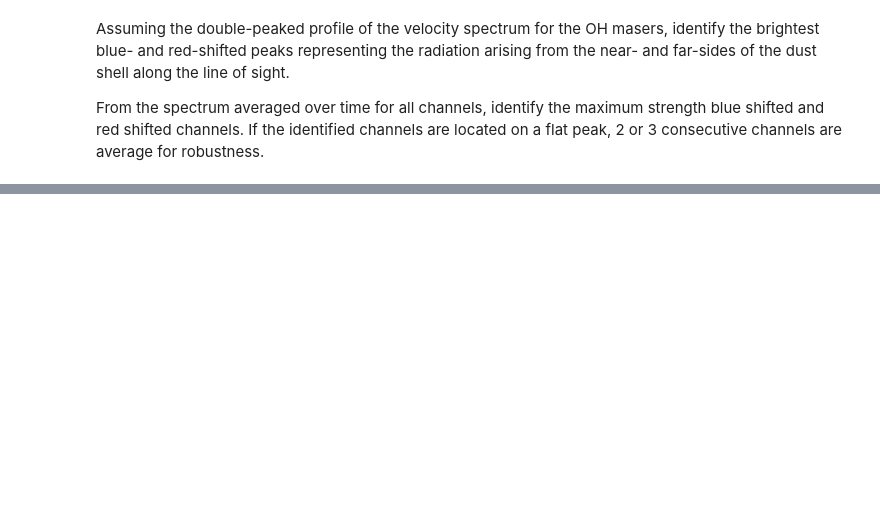
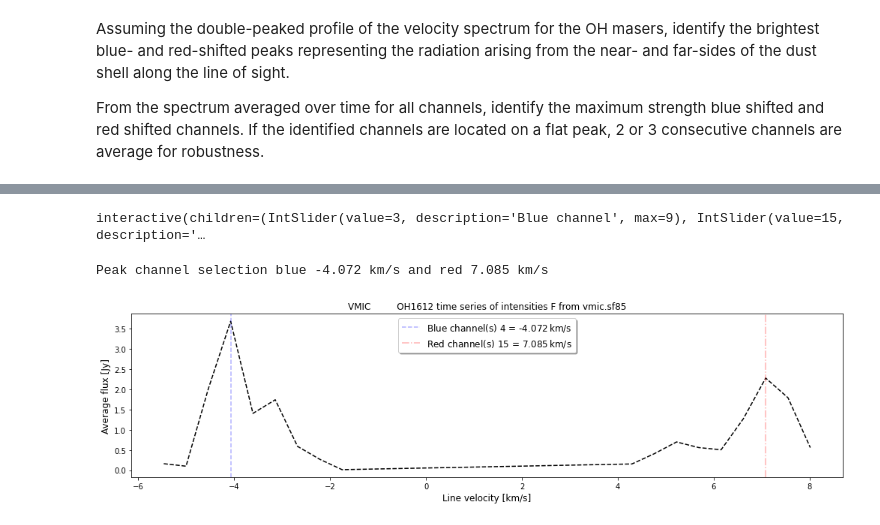
Before and after one commit to rubyvanrooyen/HartRAO_OH-IR_stars, a Jupyter notebook: Visualising_HartRAO_OH_monitoring_data.ipynb, the cells around one changed output, grey strips where cells are left out. Drawn from its saved outputs; the diff is of its cells as text; code cells hidden in the pictures; blank space fills up the shorter version.

```diff
--- a/Visualising_HartRAO_OH_monitoring_data.ipynb
+++ b/Visualising_HartRAO_OH_monitoring_data.ipynb
@@ -128,11 +174,0 @@ SEJveChjaGlsZHJlbj0oVGV4dCh2YWx1ZT11JzQnLCBkZXNjcmlwdGlvbj11J0JsdWUgY2hhbm5lbCcs
-# %%
-# update after user input if provided
-if int(blue_chan.value) != max_blue_ch:
-    max_blue_ch = int(blue_chan.value)
-    max_blue_idx = max_blue_ch - 1
-    blue_ch_idx = peak_channels(avg_spectra,channel=max_blue_idx)
-
-if int(red_chan.value) != max_red_ch:
-    max_red_ch = int(red_chan.value)
-    max_red_idx = max_red_ch - 1
-    red_ch_idx = peak_channels(avg_spectra,channel=max_red_idx)
@@ -189,0 +180,34 @@ plt.show()
+# %%
+w = widgets.interact(update_chan,
+                 blue_ch_idx=widgets.IntSlider(value=max_blue_ch-1,
+                                          min=0,
+                                          max=len(chan_vel)//2,
+                                          step=1,
+                                          description='Blue channel',
+                                          continuous_update=True,
+                                          readout_format='d'),
+                 red_ch_idx=widgets.IntSlider(value=max_red_ch-1,
+                                          min=len(chan_vel)//2,
+                                          max=len(chan_vel)-1,
+                                          step=1,
+                                          description='Red channel',
+                                          continuous_update=True,
+                                          readout_format='d'))
+# %% [output]
+interactive(children=(IntSlider(value=3, description='Blue channel', max=9), IntSlider(value=15, description='…
+# %%
+# update after user input if provided
+max_blue_idx = w.widget.kwargs['blue_ch_idx']
+max_blue_ch = max_blue_idx + 1
+max_red_idx = w.widget.kwargs['red_ch_idx']
+max_red_ch = max_red_idx + 1
+blue_ch_idx = peak_channels(avg_spectra,channel=max_blue_idx)
+red_ch_idx = peak_channels(avg_spectra,channel=max_red_idx)
+print(f'Peak channel selection blue {chan_vel[max_blue_idx]} km/s and red {chan_vel[max_red_idx]} km/s')
+# %% [output]
+Peak channel selection blue -4.072 km/s and red 7.085 km/s
+# %%
+fig_name = f'{sources}_avg_spectrum.png'
+plot_spectra(chan_vel, avg_spectra, blue_ch_idx, red_ch_idx, fig_name=fig_name)
+# %% [output]
+[figure, added]
```
Also changed, not shown: parts of 29 cells of this notebook.
